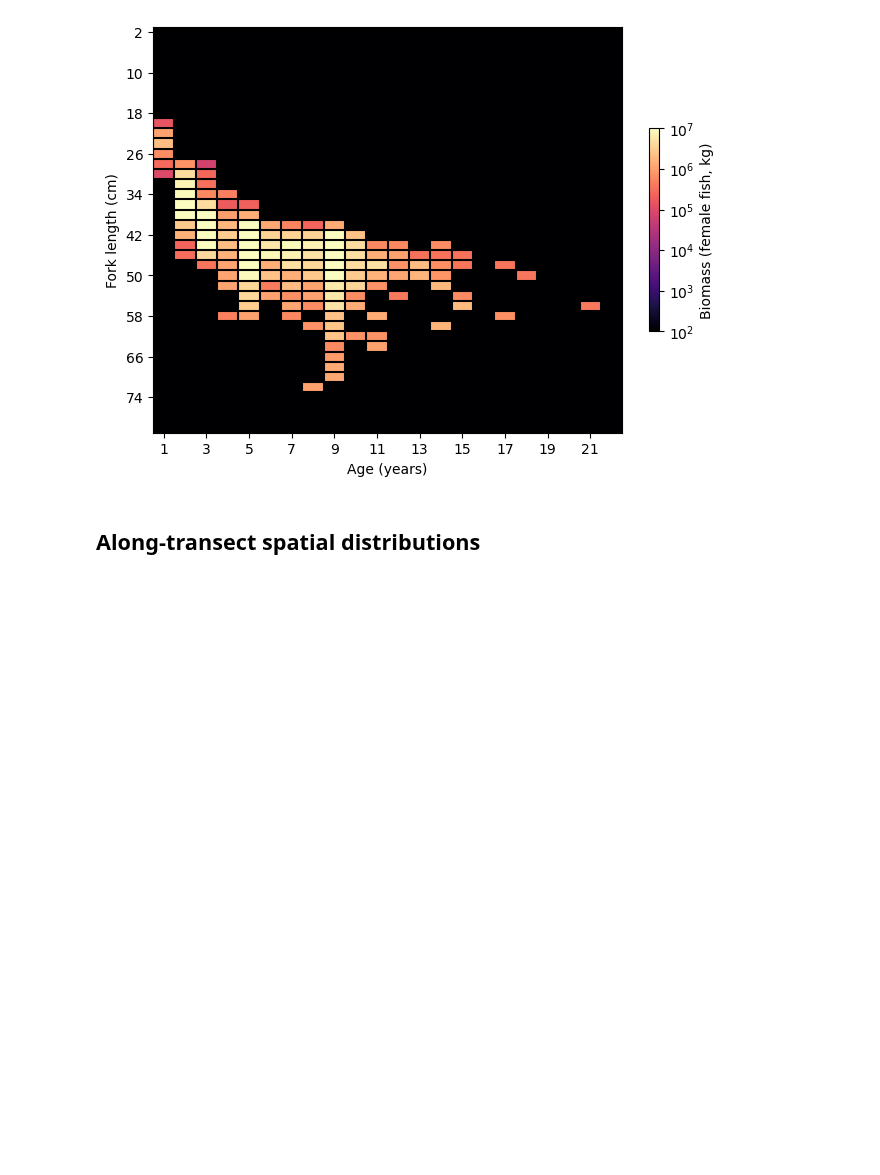
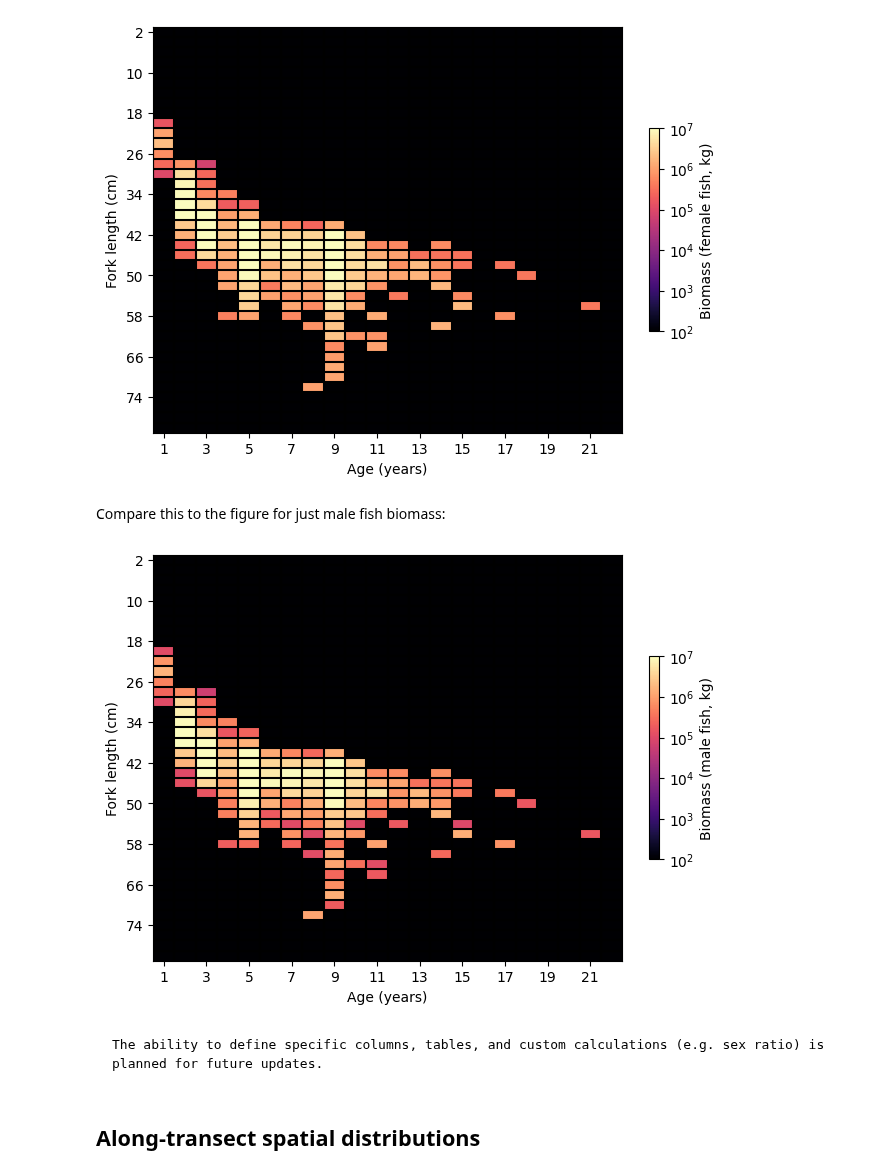
Before and after one commit to OSOceanAcoustics/echopop, a Jupyter notebook: docs/example_notebooks/plotting.ipynb, the cells around one changed output. Drawn from its saved outputs; the diff is of its cells as text; code cells hidden in the pictures; blank space fills up the shorter version.

````diff
--- a/docs/example_notebooks/plotting.ipynb
+++ b/docs/example_notebooks/plotting.ipynb
@@ -149,6 +149,22 @@ survey.plot(kind="age_length_distribution",
                              "vmax": 1e7})
 # %% [output]
 [figure]
+# %% [markdown]
+Compare this to the figure for just male fish biomass:
+# %%
+survey.plot(kind="age_length_distribution",
+            variable="biomass",
+            plot_parameters={"log_base": 10,
+                             "sex": "male",
+                             "cmap": "magma",
+                             "vmin": 1e2,
+                             "vmax": 1e7})
+# %% [output]
+[figure, added]
+# %% [markdown]
+```{note}
+The ability to define specific columns, tables, and custom calculations (e.g. sex ratio) is planned for future updates.
+```
 # %% [markdown]
 ## Along-transect spatial distributions
 # %% [markdown]
````
Also changed, not shown: parts of 5 cells of this notebook.
